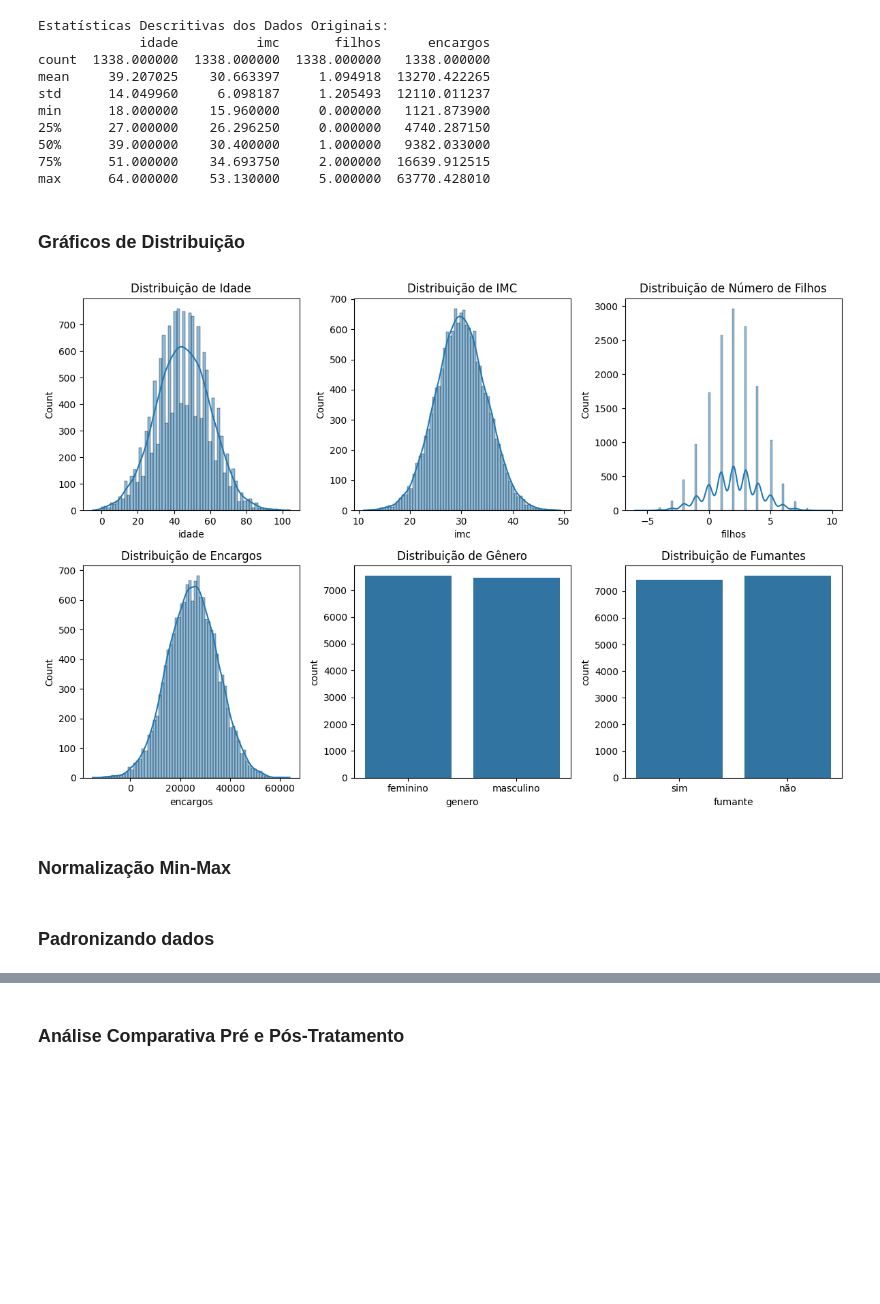
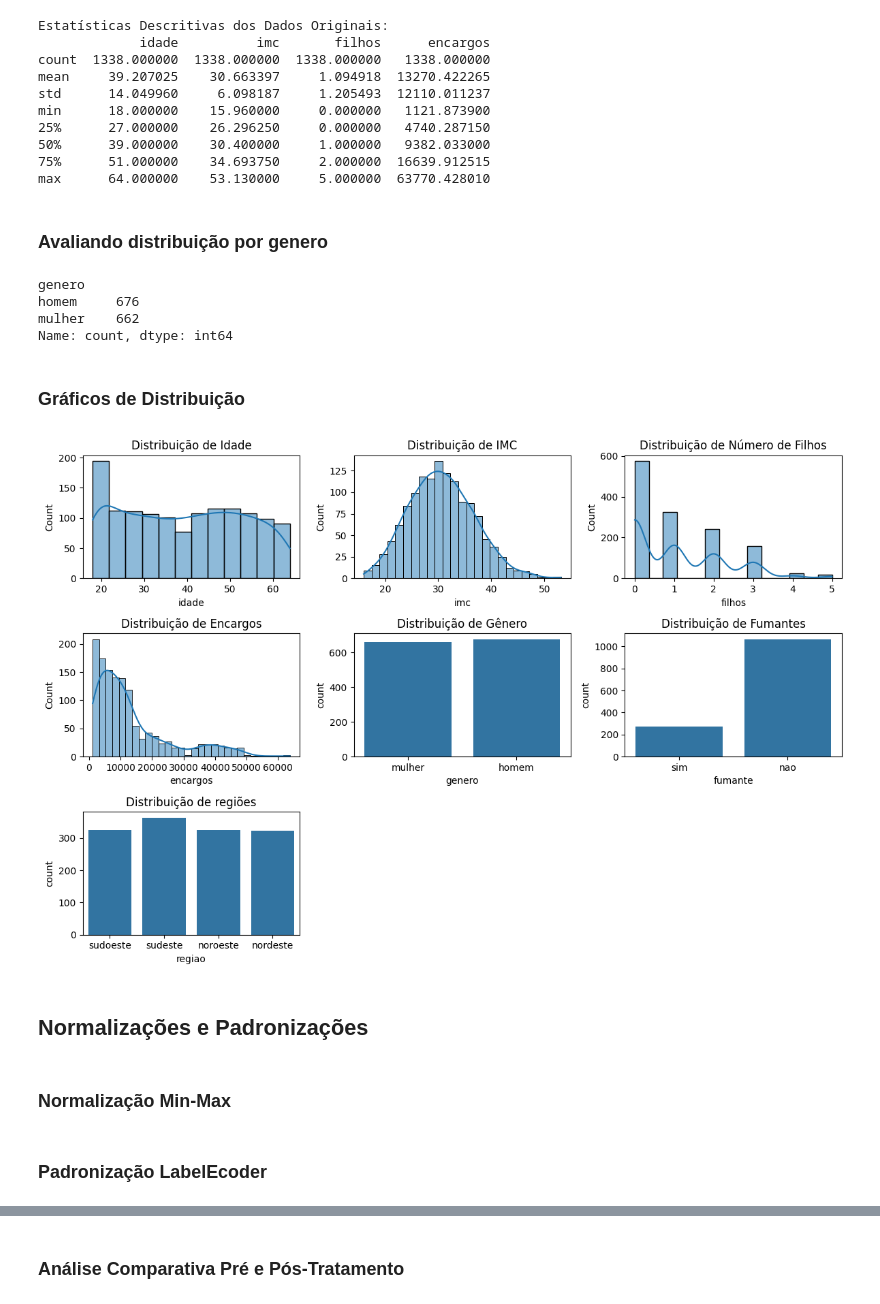
Before and after one commit to jordanmsouza/TechChallenge_Fase1_Grupo4, a Jupyter notebook: Tech_Challange_Fase1_Grupo4.ipynb, the cells around one changed output, grey strips where cells are left out. Drawn from its saved outputs; the diff is of its cells as text; code cells hidden in the pictures; blank space fills up the shorter version.

```diff
--- a/Tech_Challange_Fase1_Grupo4.ipynb
+++ b/Tech_Challange_Fase1_Grupo4.ipynb
@@ -82,42 +84,53 @@ min      18.000000    15.960000     0.000000   1121.873900
 50%      39.000000    30.400000     1.000000   9382.033000
 75%      51.000000    34.693750     2.000000  16639.912515
 max      64.000000    53.130000     5.000000  63770.428010
+# %% [markdown]
+### Avaliando distribuição por genero
+# %%
+dados["genero"].value_counts()
+# %% [output]
+genero
+homem     676
+mulher    662
+Name: count, dtype: int64
 # %% [markdown]
 ### Gráficos de Distribuição
 # %%
 plt.figure(figsize=(12, 8))
-plt.subplot(2, 3, 1)
+plt.subplot(3, 3, 1)
 sns.histplot(dados['idade'], kde=True)
 plt.title('Distribuição de Idade')
 
-plt.subplot(2, 3, 2)
+plt.subplot(3, 3, 2)
 sns.histplot(dados['imc'], kde=True)
 plt.title('Distribuição de IMC')
 
-plt.subplot(2, 3, 3)
+plt.subplot(3, 3, 3)
 sns.histplot(dados['filhos'], kde=True)
 plt.title('Distribuição de Número de Filhos')
 
-plt.subplot(2, 3, 4)
+plt.subplot(3, 3, 4)
 sns.histplot(dados['encargos'], kde=True)
 plt.title('Distribuição de Encargos')
 
-plt.subplot(2, 3, 5)
+plt.subplot(3, 3, 5)
 sns.countplot(x='genero', data=dados)
 plt.title('Distribuição de Gênero')
 
-plt.subplot(2, 3, 6)
+plt.subplot(3, 3, 6)
 sns.countplot(x='fumante', data=dados)
 plt.title('Distribuição de Fumantes')
 
-plt.subplot(2, 3, 6)
+plt.subplot(3, 3, 7)
 sns.countplot(x='regiao', data=dados)
 plt.title('Distribuição de regiões')
 
 plt.tight_layout()
 plt.show()
 # %% [output]
-[figure, old version]
+[figure, new version]
+# %% [markdown]
+## Normalizações e Padronizações
 # %% [markdown]
 ### Normalização Min-Max
 # %%
@@ -127,2 +140,2 @@ dados[['imc', 'encargos','idade','filhos']] = dados_minmax
-# %% [markdown]
-### Padronizando dados
+# %% [markdown]
+### Padronização LabelEcoder
```
Also changed, not shown: parts of 23 cells of this notebook.
